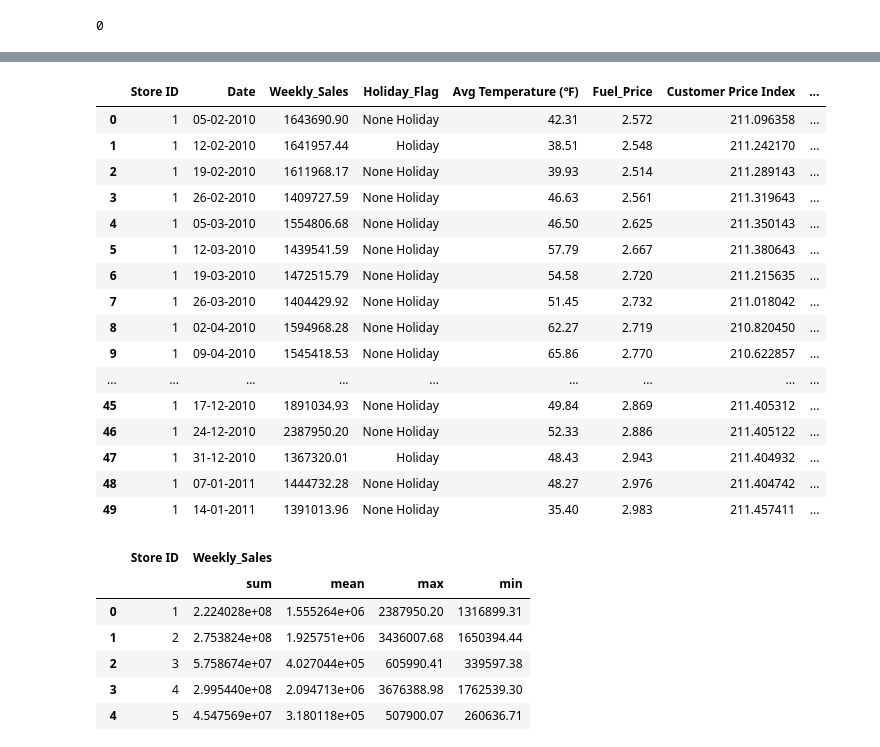
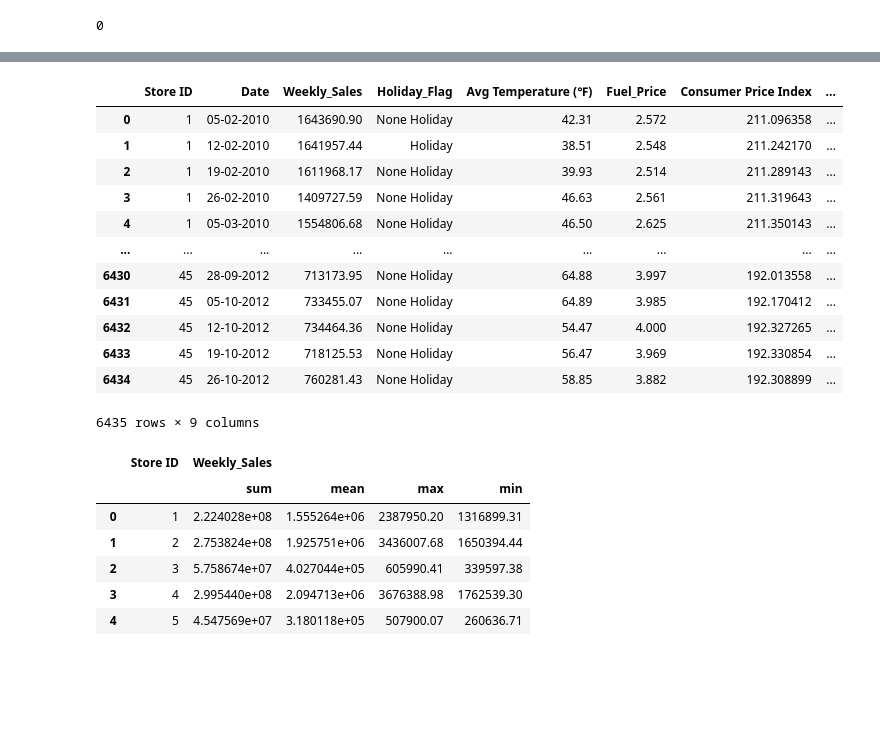
Before and after one commit to Shahab9372/Project1-Walmart_dataset, a Jupyter notebook: Exploring Walmart Sales.ipynb, the cells around one changed output, grey strips where cells are left out. Drawn from its saved outputs; the diff is of its cells as text; code cells hidden in the pictures; blank space fills up the shorter version.

```diff
--- a/Exploring Walmart Sales.ipynb
+++ b/Exploring Walmart Sales.ipynb
@@ -27,8 +42,9 @@ walmart_data.head(10)
 | 9 | 1 | 09-04-2010 | 1545418.53 | 0 | 65.86 | 2.770 | 210.622857 | 7.808 |
 # %%
 # Standardize column names
-walmart_data.rename(columns={"Store":"Store ID", "Temperature":"Avg Temperature (℉)", "CPI": "Customer Price Index",
-                             "Unemployment": "Unemployment Rate "}, inplace=True)
+walmart_data.rename(columns={"Store":"Store ID", "Temperature":"Avg Temperature (℉)", "CPI": "Consumer Price Index",
+                             "Unemployment": "Unemployment Rate"}, inplace=True)
 
+#Preview data with new column names
 walmart_data
 # %% [output]
@@ -151,23 +154,22 @@ walmart_data
 # %%
-walmart_data['Holiday_Flag'] =walmart_data['Holiday_Flag'].astype(int)
+# Change the column holiday flag into integer
+walmart_data['Holiday_Flag'] = walmart_data['Holiday_Flag'].astype(int)
 walmart_data['Holiday_Flag']=walmart_data['Holiday_Flag'].map({0:'None Holiday', 1: 'Holiday'})
-walmart_data.head(50)
+
+#Preview data
+walmart_data
 # %% [output]
-|  | Store ID | Date | Weekly_Sales | Holiday_Flag | Avg Temperature (℉) | Fuel_Price | Customer Price Index | ... |
+|  | Store ID | Date | Weekly_Sales | Holiday_Flag | Avg Temperature (℉) | Fuel_Price | Consumer Price Index | ... |
 | 0 | 1 | 05-02-2010 | 1643690.90 | None Holiday | 42.31 | 2.572 | 211.096358 | ... |
 | 1 | 1 | 12-02-2010 | 1641957.44 | Holiday | 38.51 | 2.548 | 211.242170 | ... |
 | 2 | 1 | 19-02-2010 | 1611968.17 | None Holiday | 39.93 | 2.514 | 211.289143 | ... |
 | 3 | 1 | 26-02-2010 | 1409727.59 | None Holiday | 46.63 | 2.561 | 211.319643 | ... |
 | 4 | 1 | 05-03-2010 | 1554806.68 | None Holiday | 46.50 | 2.625 | 211.350143 | ... |
-| 5 | 1 | 12-03-2010 | 1439541.59 | None Holiday | 57.79 | 2.667 | 211.380643 | ... |
-| 6 | 1 | 19-03-2010 | 1472515.79 | None Holiday | 54.58 | 2.720 | 211.215635 | ... |
-| 7 | 1 | 26-03-2010 | 1404429.92 | None Holiday | 51.45 | 2.732 | 211.018042 | ... |
-| 8 | 1 | 02-04-2010 | 1594968.28 | None Holiday | 62.27 | 2.719 | 210.820450 | ... |
-| 9 | 1 | 09-04-2010 | 1545418.53 | None Holiday | 65.86 | 2.770 | 210.622857 | ... |
 | ... | ... | ... | ... | ... | ... | ... | ... | ... |
-| 45 | 1 | 17-12-2010 | 1891034.93 | None Holiday | 49.84 | 2.869 | 211.405312 | ... |
-| 46 | 1 | 24-12-2010 | 2387950.20 | None Holiday | 52.33 | 2.886 | 211.405122 | ... |
-| 47 | 1 | 31-12-2010 | 1367320.01 | Holiday | 48.43 | 2.943 | 211.404932 | ... |
-| 48 | 1 | 07-01-2011 | 1444732.28 | None Holiday | 48.27 | 2.976 | 211.404742 | ... |
-| 49 | 1 | 14-01-2011 | 1391013.96 | None Holiday | 35.40 | 2.983 | 211.457411 | ... |
+| 6430 | 45 | 28-09-2012 | 713173.95 | None Holiday | 64.88 | 3.997 | 192.013558 | ... |
+| 6431 | 45 | 05-10-2012 | 733455.07 | None Holiday | 64.89 | 3.985 | 192.170412 | ... |
+| 6432 | 45 | 12-10-2012 | 734464.36 | None Holiday | 54.47 | 4.000 | 192.327265 | ... |
+| 6433 | 45 | 19-10-2012 | 718125.53 | None Holiday | 56.47 | 3.969 | 192.330854 | ... |
+| 6434 | 45 | 26-10-2012 | 760281.43 | None Holiday | 58.85 | 3.882 | 192.308899 | ... |
+6435 rows × 9 columns
 # %%
```
Also changed, not shown: parts of 28 cells of this notebook.
